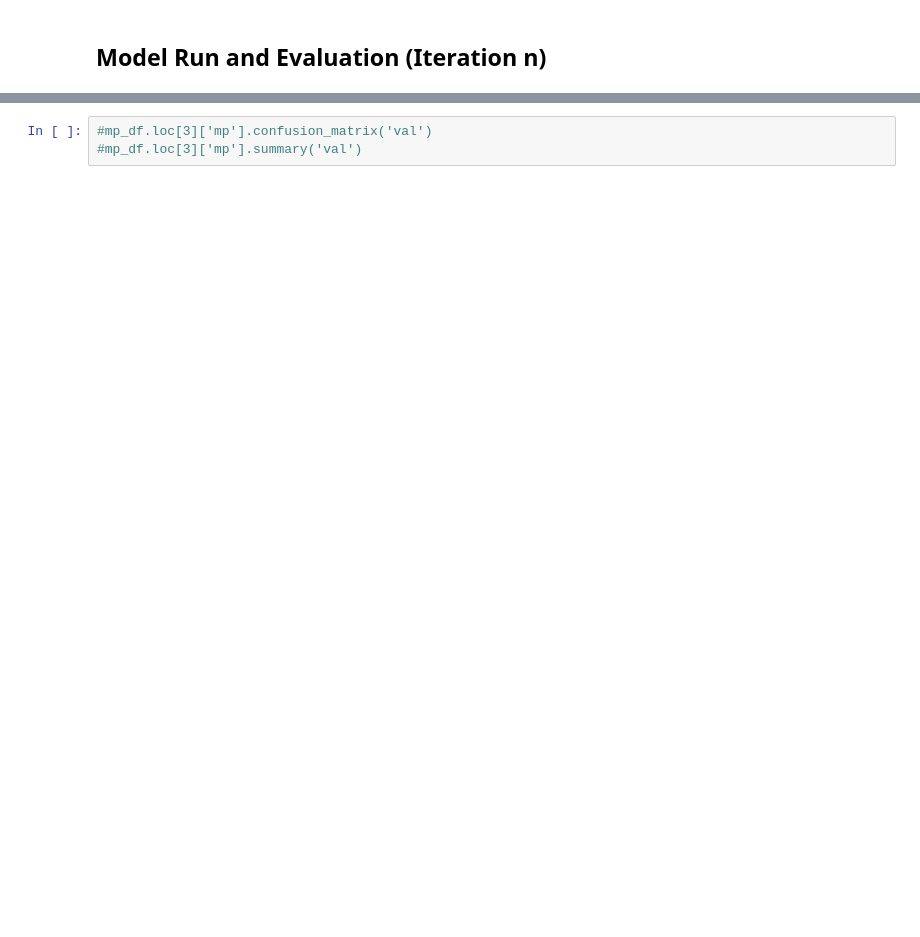
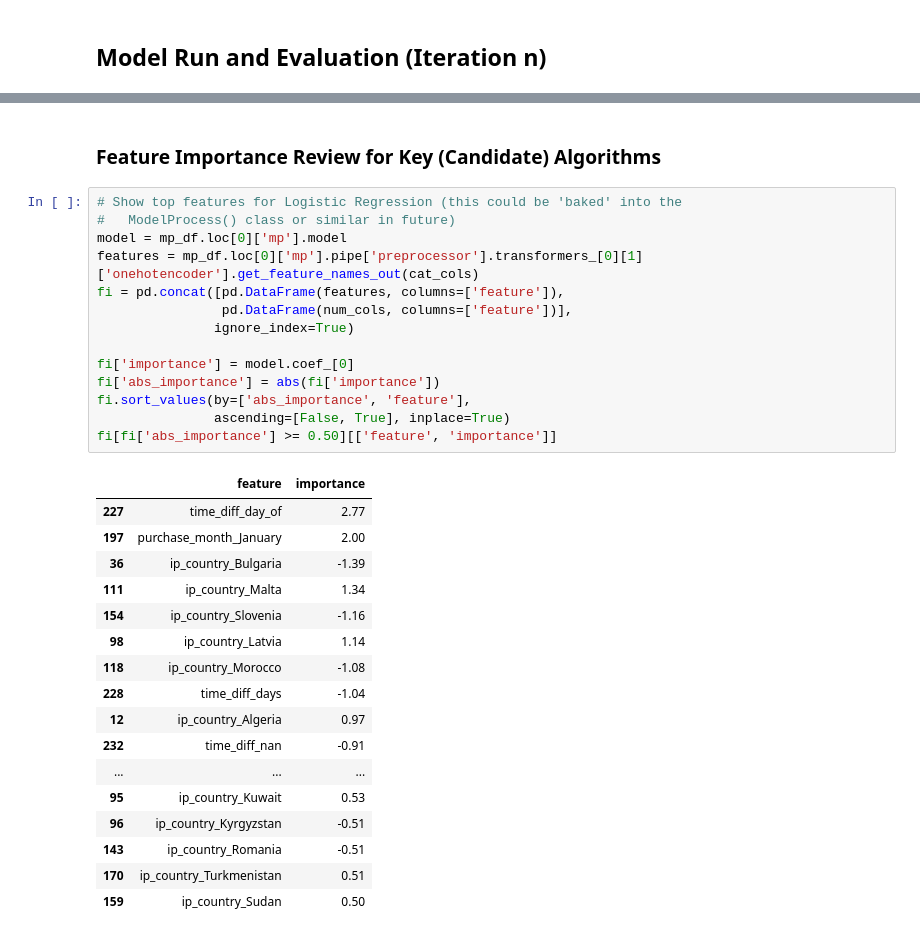
Before and after one commit to davefriesen/cc-fraud-prevention, a Jupyter notebook: src/ads505-team3-final-project.ipynb, the cells around one changed output, grey strips where cells are left out. Drawn from its saved outputs; the diff is of its cells as text; blank space fills up the shorter version.

```diff
--- a/src/ads505-team3-final-project.ipynb
+++ b/src/ads505-team3-final-project.ipynb
@@ -734,3 +736,34 @@ MLPClassifier: test... done in 0.17s.
-# %%
-#mp_df.loc[3]['mp'].confusion_matrix('val')
-#mp_df.loc[3]['mp'].summary('val')
+# %% [markdown]
+### Feature Importance Review for Key (Candidate) Algorithms
+# %%
+# Show top features for Logistic Regression (this could be 'baked' into the
+#   ModelProcess() class or similar in future)
+model = mp_df.loc[0]['mp'].model
+features = mp_df.loc[0]['mp'].pipe['preprocessor'].transformers_[0][1]['onehotencoder'].get_feature_names_out(cat_cols)
+fi = pd.concat([pd.DataFrame(features, columns=['feature']),
+                pd.DataFrame(num_cols, columns=['feature'])],
+               ignore_index=True)
+
+fi['importance'] = model.coef_[0]
+fi['abs_importance'] = abs(fi['importance'])
+fi.sort_values(by=['abs_importance', 'feature'],
+               ascending=[False, True], inplace=True)
+fi[fi['abs_importance'] >= 0.50][['feature', 'importance']]
+# %% [output]
+|  | feature | importance |
+| 227 | time_diff_day_of | 2.77 |
+| 197 | purchase_month_January | 2.00 |
+| 36 | ip_country_Bulgaria | -1.39 |
+| 111 | ip_country_Malta | 1.34 |
+| 154 | ip_country_Slovenia | -1.16 |
+| 98 | ip_country_Latvia | 1.14 |
+| 118 | ip_country_Morocco | -1.08 |
+| 228 | time_diff_days | -1.04 |
+| 12 | ip_country_Algeria | 0.97 |
+| 232 | time_diff_nan | -0.91 |
+| ... | ... | ... |
+| 95 | ip_country_Kuwait | 0.53 |
+| 96 | ip_country_Kyrgyzstan | -0.51 |
+| 143 | ip_country_Romania | -0.51 |
+| 170 | ip_country_Turkmenistan | 0.51 |
+| 159 | ip_country_Sudan | 0.50 |
```
Also changed, not shown: parts of 17 cells of this notebook, 3 other files.
